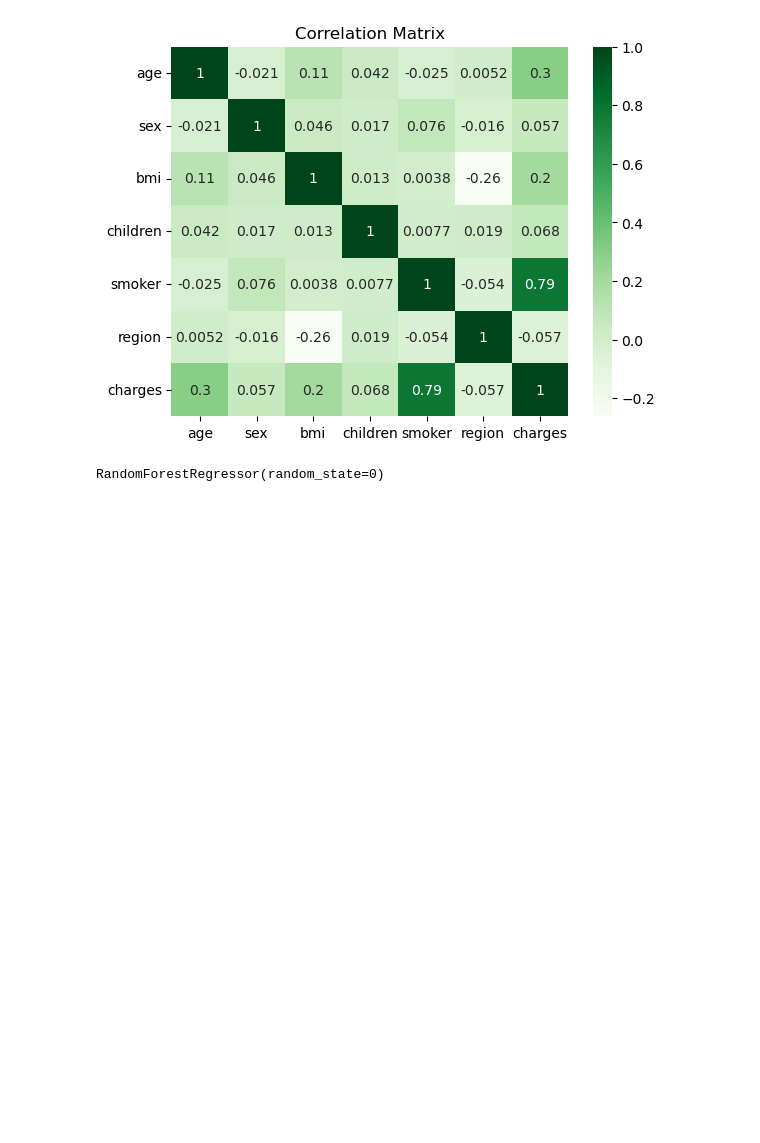
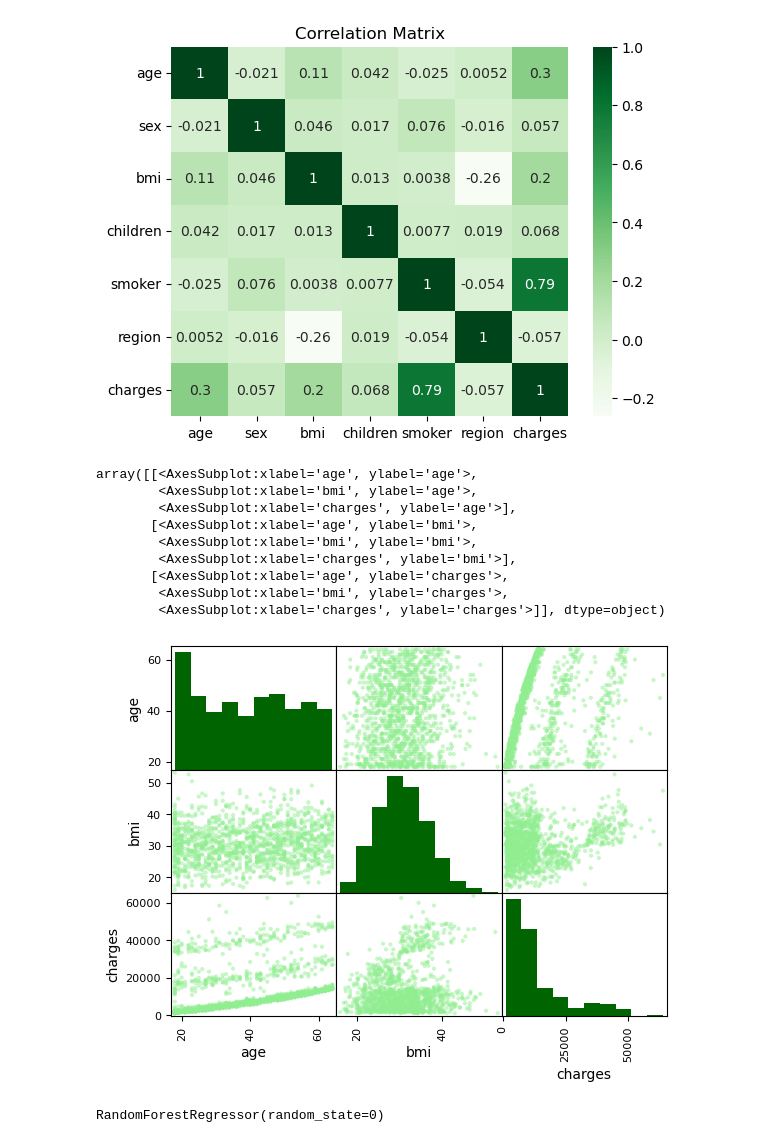
Before and after one commit to MikaMohd/Project-4-Group-7, a Jupyter notebook: marthascode.ipynb, the cells around one changed output. Drawn from its saved outputs; the diff is of its cells as text; code cells hidden in the pictures; blank space fills up the shorter version.

Commit message:
scatter_matrix

```diff
--- a/marthascode.ipynb
+++ b/marthascode.ipynb
@@ -241,6 +241,21 @@ plt.title('Correlation Matrix')
 # %% [output]
 Text(0.5, 1.0, 'Correlation Matrix')
 [figure]
+# %%
+#Create a scatter matrix
+features = ['age', 'bmi', 'charges']
+pd.plotting.scatter_matrix(h_data[features], color = 'lightgreen', hist_kwds={'color': 'darkgreen'})
+# %% [output]
+array([[<AxesSubplot:xlabel='age', ylabel='age'>,
+        <AxesSubplot:xlabel='bmi', ylabel='age'>,
+        <AxesSubplot:xlabel='charges', ylabel='age'>],
+       [<AxesSubplot:xlabel='age', ylabel='bmi'>,
+        <AxesSubplot:xlabel='bmi', ylabel='bmi'>,
+        <AxesSubplot:xlabel='charges', ylabel='bmi'>],
+       [<AxesSubplot:xlabel='age', ylabel='charges'>,
+        <AxesSubplot:xlabel='bmi', ylabel='charges'>,
+        <AxesSubplot:xlabel='charges', ylabel='charges'>]], dtype=object)
+[figure, added]
 # %%
 #Split data into training and test sets
 X = np.array(h_data[["age", "sex", "bmi", "smoker"]])
```
